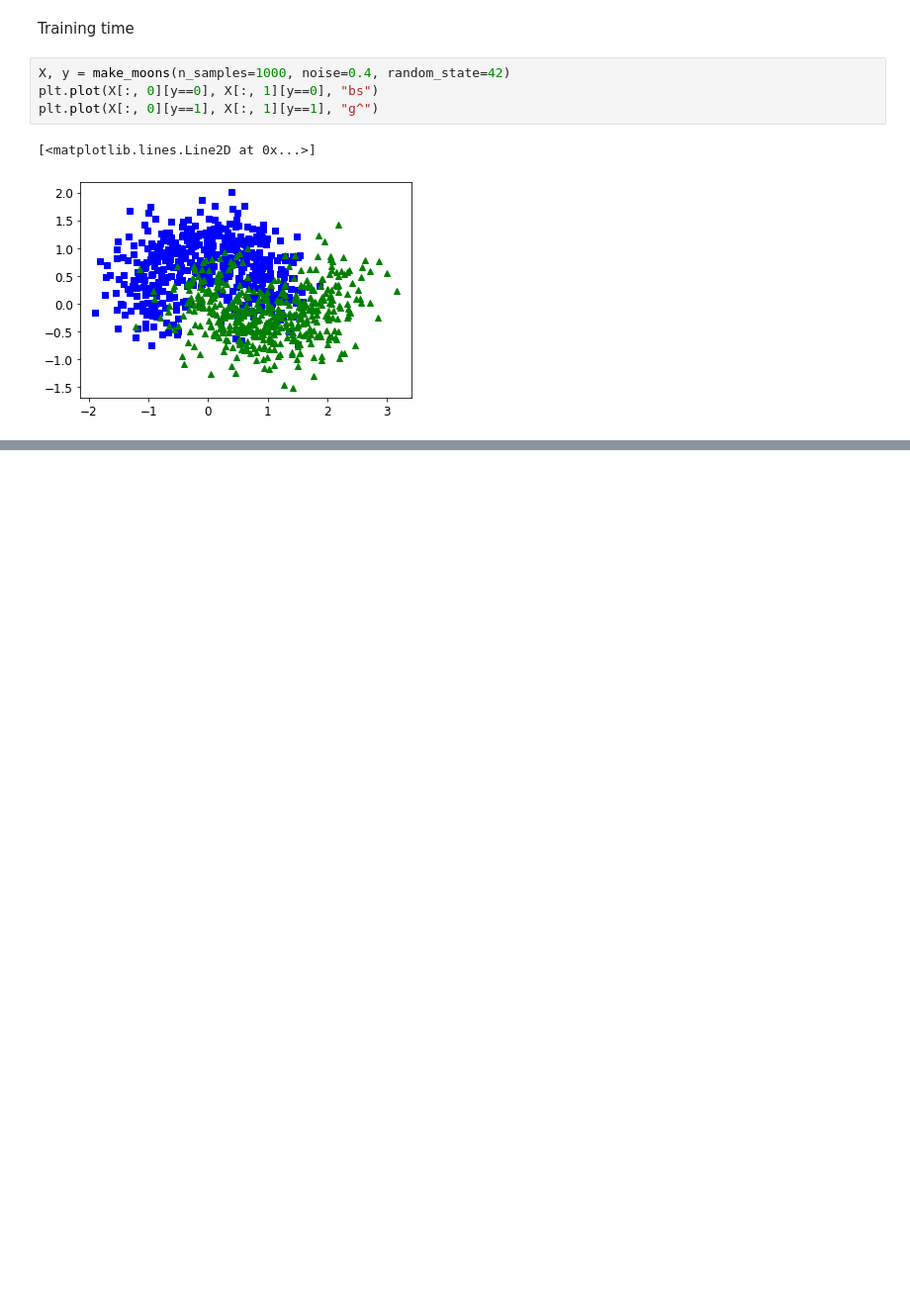
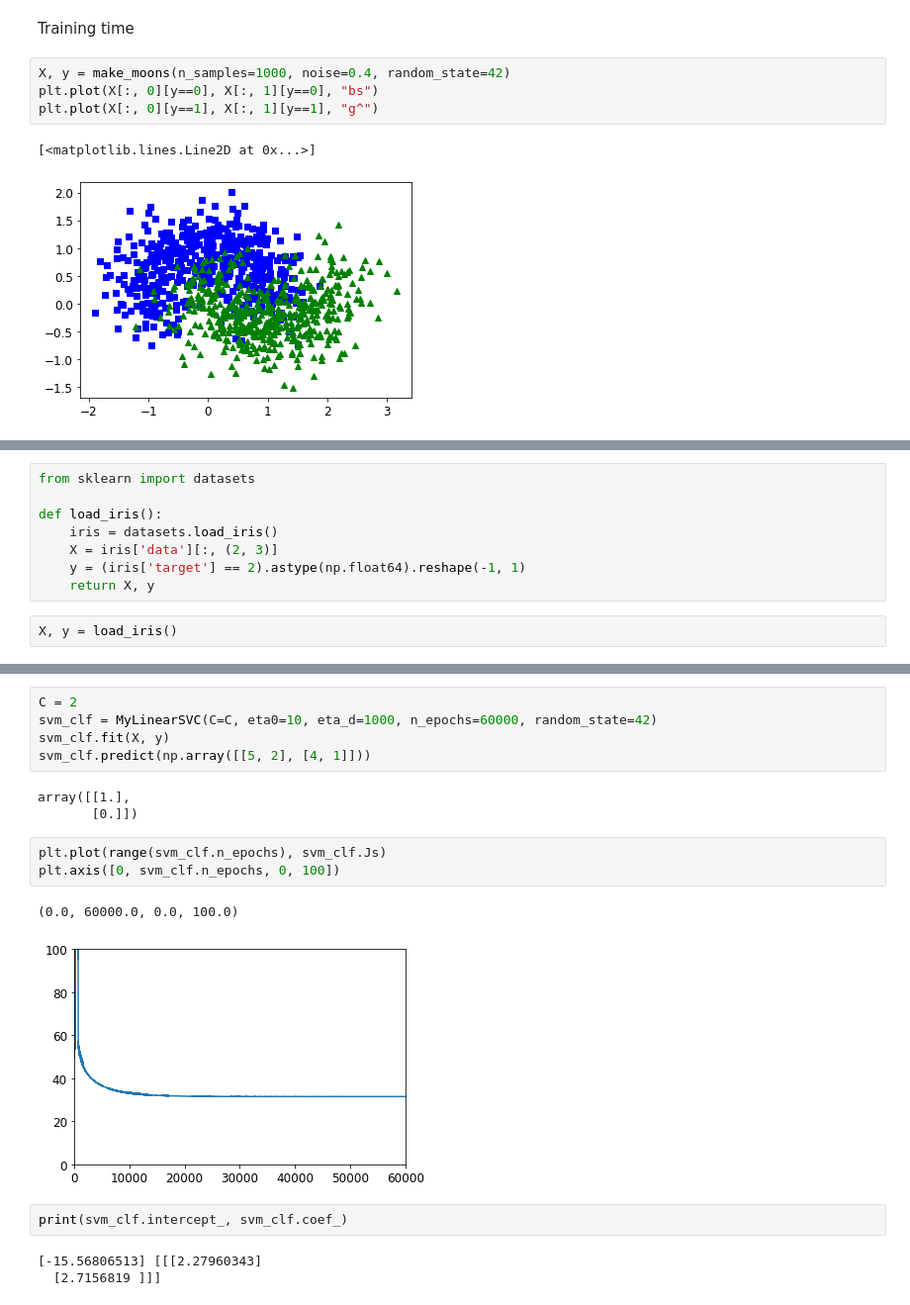
Before and after one commit to KimHS0915/hands-on-ml, a Jupyter notebook: 05/support_vector_machines.ipynb, the cells around one changed output, grey strips where cells are left out. Shown at 99% size. Drawn from its saved outputs; the diff is of its cells as text; blank space fills up the shorter version.

Commit message:
Linear SVM classifier implementation using Batch Gradient Descent

```diff
--- a/05/support_vector_machines.ipynb
+++ b/05/support_vector_machines.ipynb
@@ -724,0 +727,10 @@ plt.show()
+# %%
+from sklearn import datasets
+
+def load_iris():
+    iris = datasets.load_iris()
+    X = iris['data'][:, (2, 3)]
+    y = (iris['target'] == 2).astype(np.float64).reshape(-1, 1)
+    return X, y
+# %%
+X, y = load_iris()
@@ -724,0 +792,19 @@ plt.show()
+# %%
+C = 2
+svm_clf = MyLinearSVC(C=C, eta0=10, eta_d=1000, n_epochs=60000, random_state=42)
+svm_clf.fit(X, y)
+svm_clf.predict(np.array([[5, 2], [4, 1]]))
+# %% [output]
+array([[1.],
+       [0.]])
+# %%
+plt.plot(range(svm_clf.n_epochs), svm_clf.Js)
+plt.axis([0, svm_clf.n_epochs, 0, 100])
+# %% [output]
+(0.0, 60000.0, 0.0, 100.0)
+[figure, added]
+# %%
+print(svm_clf.intercept_, svm_clf.coef_)
+# %% [output]
+[-15.56806513] [[[2.27960343]
+  [2.7156819 ]]]
```
Also changed, not shown: parts of 3 cells of this notebook.
